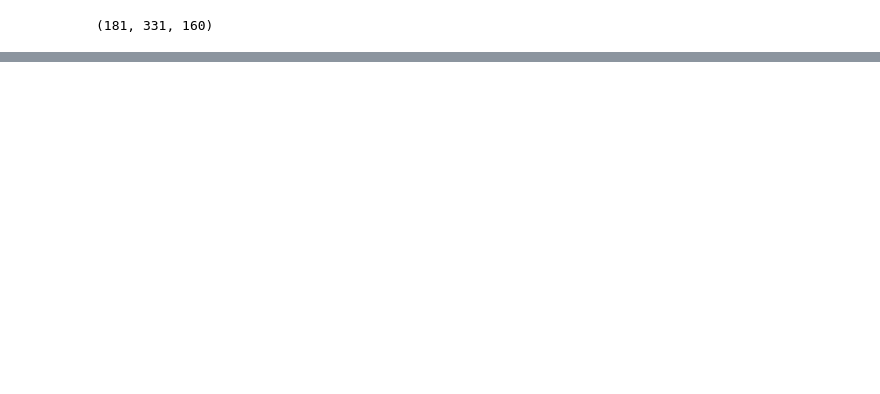
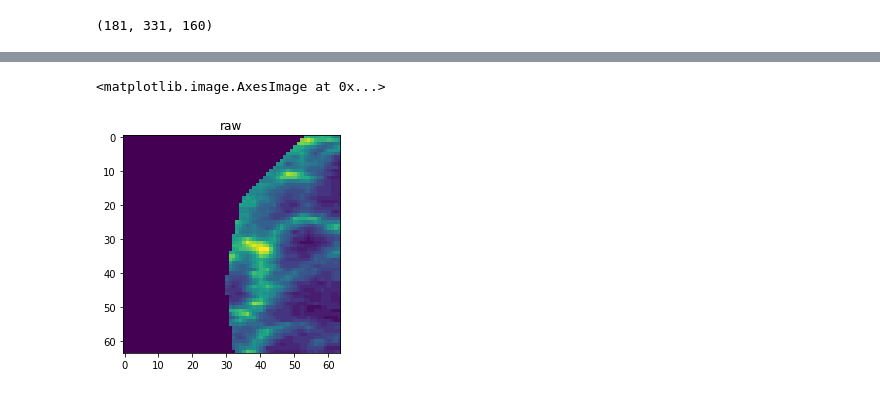
Before and after one commit to theGindar/3DCellSegMasterThesis, a Jupyter notebook: edge_loss_explore_HMS_2.ipynb, the cells around one changed output, grey strips where cells are left out. Cells and saved outputs as stored; diff of their text form; code cells hidden in the pictures; blank space fills up the shorter version.

```diff
--- a/edge_loss_explore_HMS_2.ipynb
+++ b/edge_loss_explore_HMS_2.ipynb
@@ -128,0 +125,11 @@ array([0.        , 0.46236902, 0.4861216 , 0.5024814 , 0.5193023 ,
+# %%
+test_img = np.load("data/CellSeg_dataset/HMS_processed/raw/65.npy")
+# %%
+test_img_cropped = test_img[64:128, 64:128, 0:64]
+
+plt.figure()
+plt.title("raw")
+plt.imshow(test_img_cropped[:,20,:])
+# %% [output]
+<matplotlib.image.AxesImage at 0x...>
+[figure, added]
```
Also changed, not shown: parts of 13 cells of this notebook, 4 other files.
